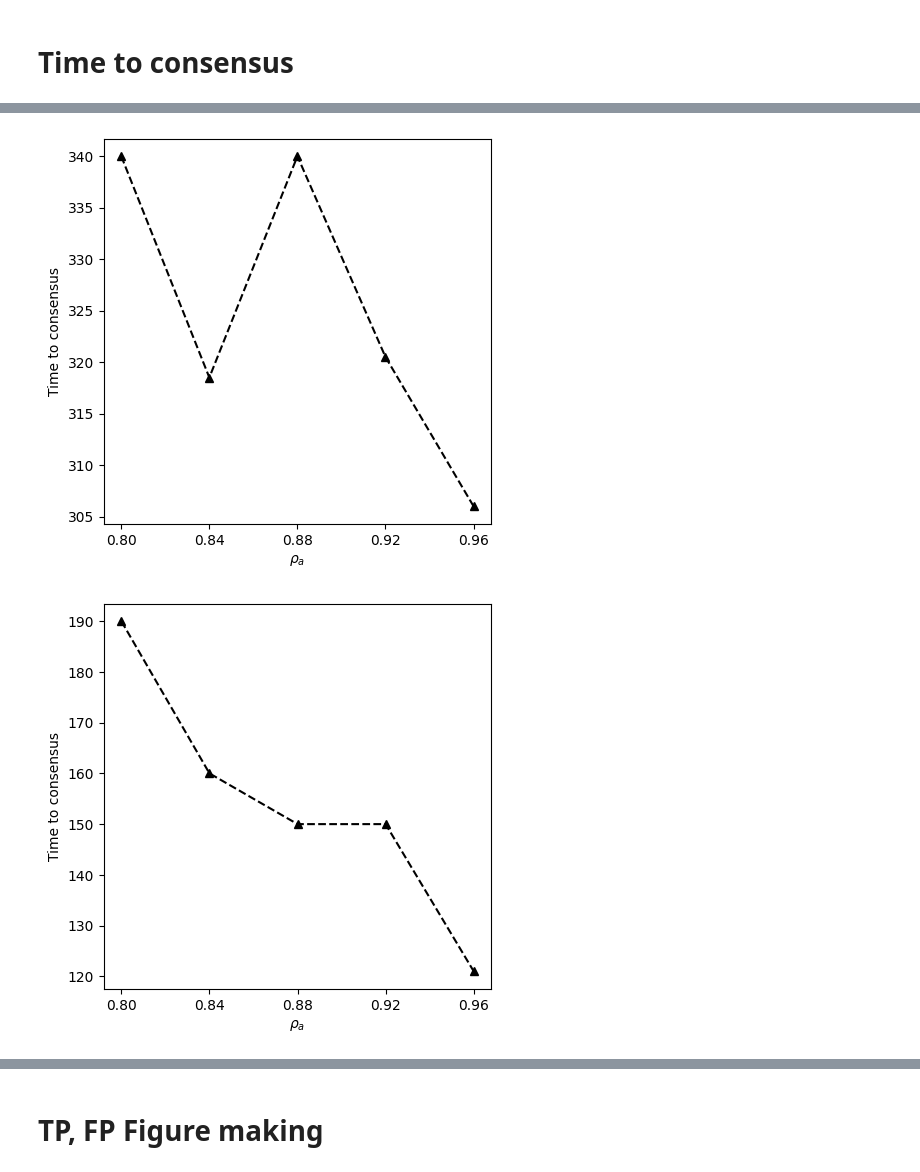
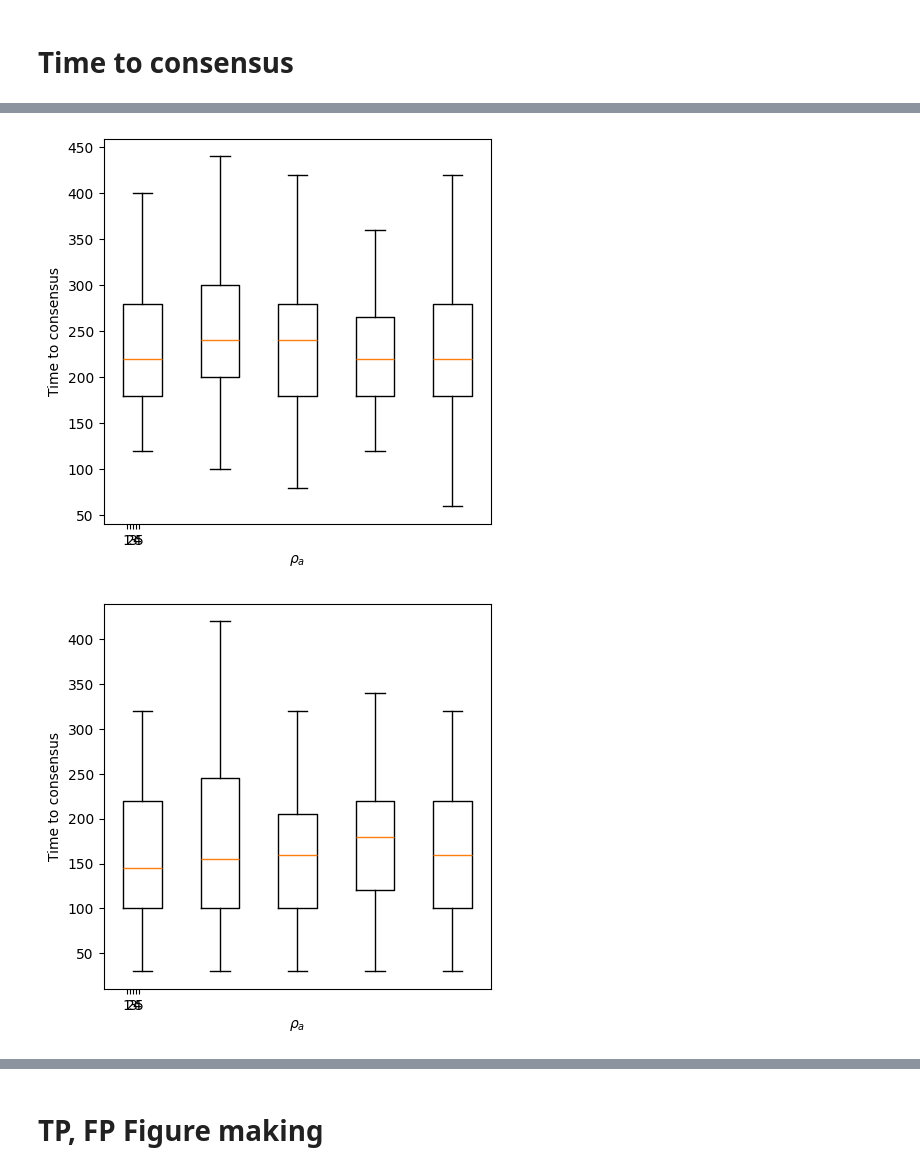
Before and after one commit to patrickshortall26/bon-sim, a Jupyter notebook: results.ipynb, the cells around one changed output, grey strips where cells are left out. Drawn from its saved outputs; the diff is of its cells as text; code cells hidden in the pictures.

```diff
--- a/results.ipynb
+++ b/results.ipynb
@@ -100,30 +100,32 @@ BBots-F 79
 # %%
 import matplotlib.pyplot as plt
 
 parameters = [0.8, 0.84, 0.88, 0.92, 0.96]
 sparameters = ['80', '84', '88', '92', '96']
 
 
 mrkr = '--'
 count=0
 for strategy in ['BBots-TP-', 'SProdOp-TP-', 'DMMD-TP-']:
     # Set up graph
     fig, ax = plt.subplots(1,1, figsize = (5,5), dpi=100)
     ttcs = []
     for parameter in sparameters:
         time_to = np.median(Results['TTC'][strategy + parameter])
+        time_to = Results['TTC'][strategy + parameter]
         ttcs.append(time_to)
-    ax.plot(parameters, ttcs, '^', linestyle=mrkr, color='k')
+    ax.boxplot(ttcs, sym="")
+    #ax.plot(parameters, ttcs, '^', linestyle=mrkr, color='k')
     count += 1
 
     # Formatting
     ax.set_xticks(parameters)
     ax.set_ylabel('Time to consensus')
     ax.set_xlabel('$ρ_a$')
 
     s_name = strategy.split("-")[0]
     plt.savefig(f"plots/TP_{s_name}.png", dpi=600)
 plt.show()
 # %% [output]
-[figure, old version]
+[figure, new version]
-[figure, old version]
+[figure, new version]
```
Also changed, not shown: parts of 6 cells of this notebook, 6 other files.
